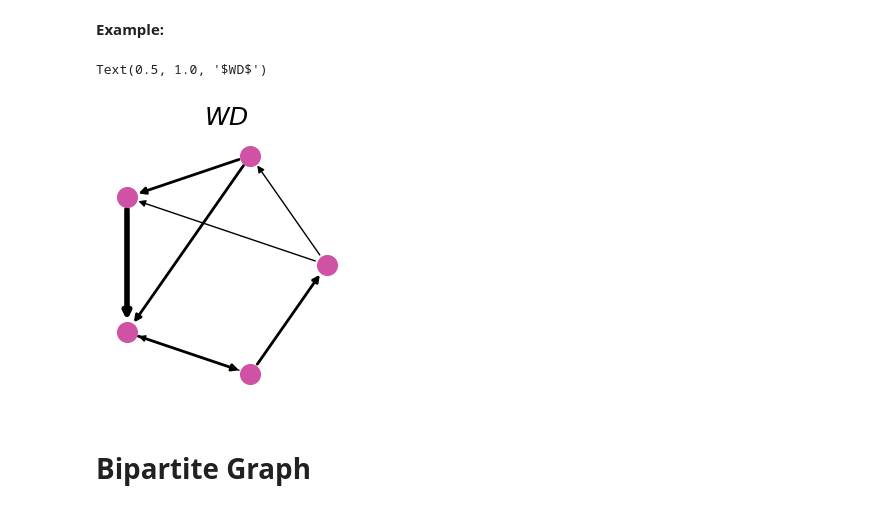
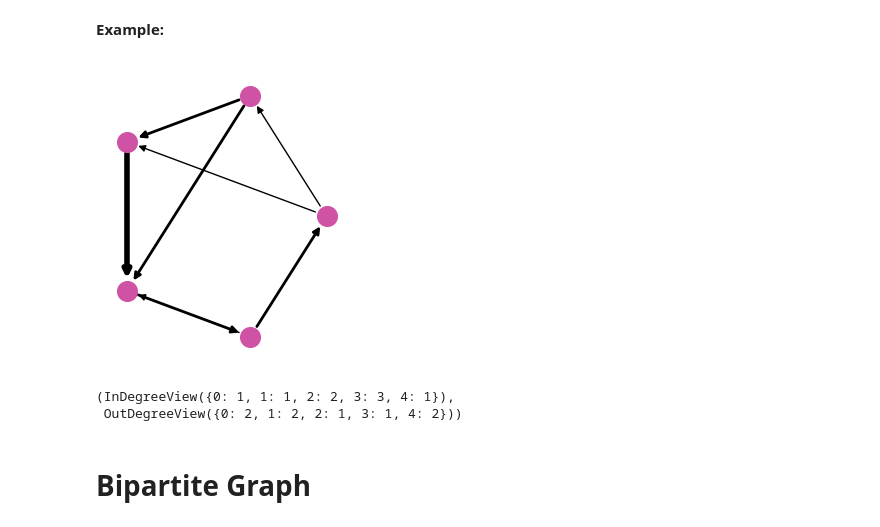
Before and after one commit to fum-cs/a4ds, a Jupyter notebook: _sources/nx/3_Extensions.ipynb, the cells around one changed output. Saved outputs shown, nothing was run; the diff lists cells and outputs as text; code cells hidden in the pictures.

```diff
--- a/_sources/nx/3_Extensions.ipynb
+++ b/_sources/nx/3_Extensions.ipynb
@@ -113,13 +109,16 @@ WD.add_weighted_edges_from(weighted_edges, weight='weight')
 # %%
 fig, axs = plt.subplots(figsize=(2.5,3), facecolor='w', nrows=1, ncols=1, constrained_layout=True)
 pos = nx.layout.circular_layout(WD)
 nx.draw_networkx_nodes(WD, pos, node_color="#cf52a5", linewidths=1, ax=axs, node_size=200)
 nx.draw_networkx_edges(WD, pos, width=weight, ax=axs)
-axs.axis('off')
-axs.set_title(r"$WD$", fontsize=18)
+axs.axis('off');
 # %% [output]
-Text(0.5, 1.0, '$WD$')
-[figure, old version]
+[figure, new version]
+# %%
+WD.in_degree(), WD.out_degree()
+# %% [output]
+(InDegreeView({0: 1, 1: 1, 2: 2, 3: 3, 4: 1}),
+ OutDegreeView({0: 2, 1: 2, 2: 1, 3: 1, 4: 2}))
 # %% [markdown]
 # Bipartite Graph
 # %% [markdown]
```
Also changed, not shown: parts of 3 cells of this notebook, 10 other files.
